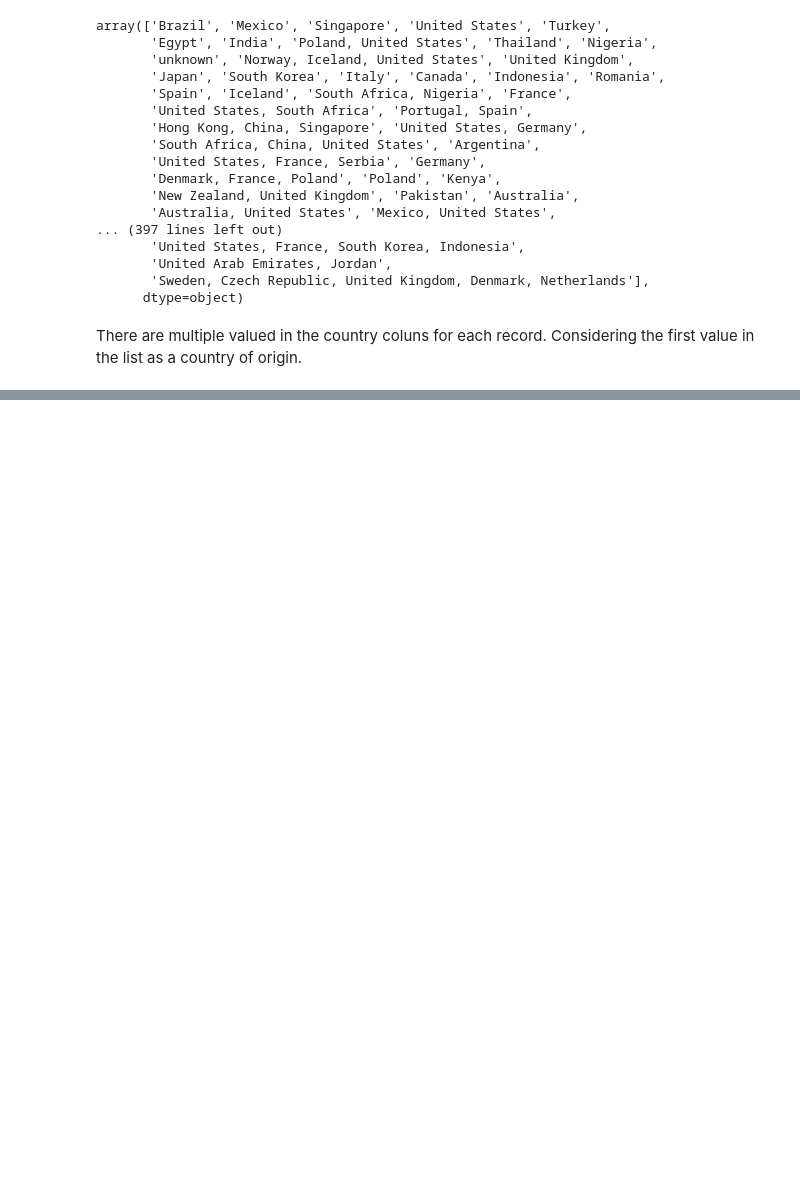
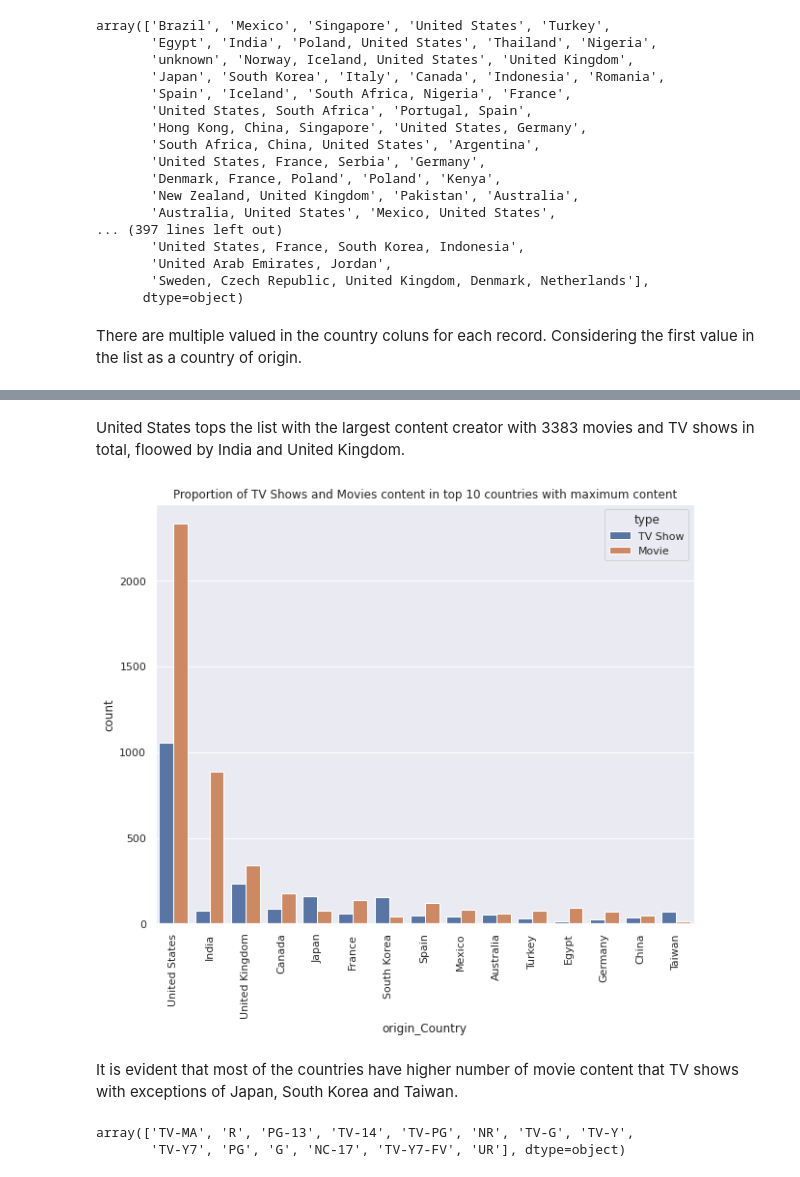
Before and after one commit to shetehm/NETFLIX-MOVIES-AND-TV-SHOWS-CLUSTERING, a Jupyter notebook: Individual_Colab_NETFLIX_MOVIES_AND_TV_SHOWS_CLUSTERING.ipynb, the cells around one changed output, grey strips where cells are left out. Saved outputs shown, nothing was run; the diff lists cells and outputs as text; code cells hidden in the pictures; blank space fills up the shorter version.

```diff
--- a/Individual_Colab_NETFLIX_MOVIES_AND_TV_SHOWS_CLUSTERING.ipynb
+++ b/Individual_Colab_NETFLIX_MOVIES_AND_TV_SHOWS_CLUSTERING.ipynb
@@ -337,0 +339,19 @@ for p in graph:
+# %% [markdown]
+United States tops the list with the largest content creator with 3383 movies and TV shows in total, floowed by India and United Kingdom.
+# %%
+#Proportion of TV Shows and Movies content in top 10 countries with maximum content
+sns.set()
+plt.figure(figsize=(10,8))
+ax=sns.countplot(x="origin_Country",data= netflix_df,hue= "type",order = netflix_df['origin_Country'].value_counts().index[0:15])
+plt.xticks(rotation=90)
+plt.title("Proportion of TV Shows and Movies content in top 10 countries with maximum content")
+plt.show()
+# %% [output]
+[figure, added]
+# %% [markdown]
+It is evident that most of the countries have higher number of movie content that TV shows with exceptions of Japan, South Korea and Taiwan.
+# %%
+netflix_df['rating'].unique()
+# %% [output]
+array(['TV-MA', 'R', 'PG-13', 'TV-14', 'TV-PG', 'NR', 'TV-G', 'TV-Y',
+       'TV-Y7', 'PG', 'G', 'NC-17', 'TV-Y7-FV', 'UR'], dtype=object)
```
Also changed, not shown: parts of 18 cells of this notebook.
